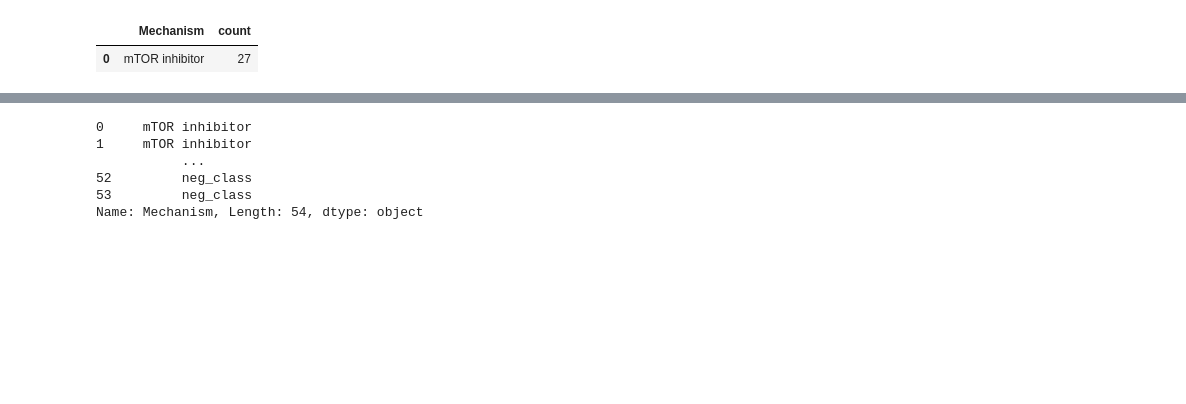
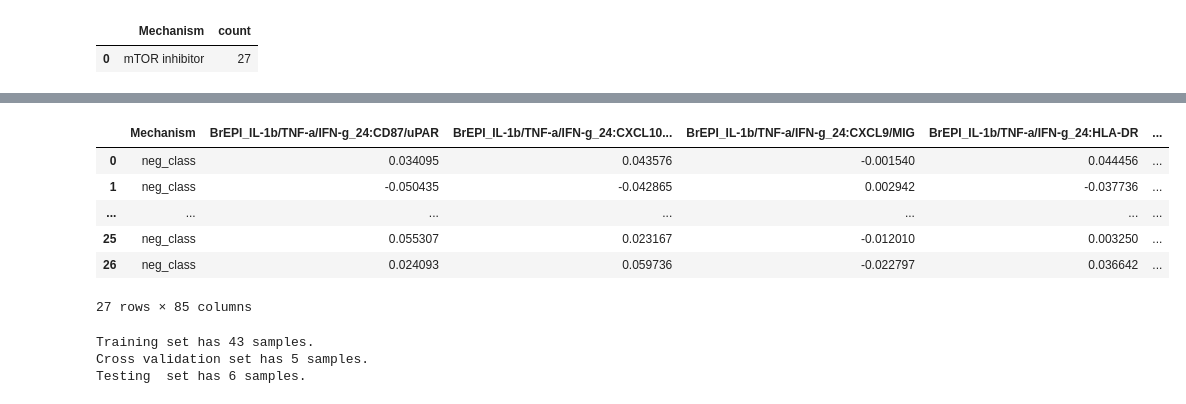
Before and after one commit to AntalBerenyi/SVM, a Jupyter notebook: Notebooks/Predict One Mechanism.ipynb, the cells around one changed output, grey strips where cells are left out. Drawn from its saved outputs; the diff is of its cells as text; code cells hidden in the pictures; blank space fills up the shorter version.

```diff
--- a/Notebooks/Predict One Mechanism.ipynb
+++ b/Notebooks/Predict One Mechanism.ipynb
@@ -35,7 +46,20 @@ pos_class = pqry('''select * from data where Mechanism = "mTOR inhibitor" ''' ).
 # %%
+# Generate negative class
 # Initialize the random profile genearator with sig env values and profile data file for S:M
-rpg = RandomProfileGenerator(envelope_file='SigEnvelopeFile.xml', data_file='SVMData.xlsx')
-
 envelope=RandomProfileGenerator.TRUSTED
 conf=RandomProfileGenerator._95
+np.random.seed(42) # ensure reprodicble results
+
+rpg = RandomProfileGenerator(envelope_file='SigEnvelopeFile.xml', data_file='SVMData.xlsx')
 neg_values = rpg.get_random_profiles(prof_num=len(pos_class), envelope=envelope,conf=conf, dist='rand')
+neg_mech = pd.DataFrame({'Mechanism': ['neg_class' for s in range(len(pos_class))]})
+neg_class = pd.concat([neg_mech, neg_values], axis=1)
+neg_class
+# %% [output]
+|  | Mechanism | BrEPI_IL-1b/TNF-a/IFN-g_24:CD87/uPAR | BrEPI_IL-1b/TNF-a/IFN-g_24:CXCL10... | BrEPI_IL-1b/TNF-a/IFN-g_24:CXCL9/MIG | BrEPI_IL-1b/TNF-a/IFN-g_24:HLA-DR | ... |
+| 0 | neg_class | 0.034095 | 0.043576 | -0.001540 | 0.044456 | ... |
+| 1 | neg_class | -0.050435 | -0.042865 | 0.002942 | -0.037736 | ... |
+| ... | ... | ... | ... | ... | ... | ... |
+| 25 | neg_class | 0.055307 | 0.023167 | -0.012010 | 0.003250 | ... |
+| 26 | neg_class | 0.024093 | 0.059736 | -0.022797 | 0.036642 | ... |
+27 rows × 85 columns
@@ -44,13 +65,0 @@ neg_mech = pd.DataFrame({'Mechanism': ['neg_class' for s in range(len(pos_class)
-# %%
-neg_class = pd.concat([neg_mech, neg_values], axis=1)
-all_class = pd.concat([pos_class, neg_class]).reset_index(drop=True)
-X = all_class.iloc[:,1:]
-Y = all_class.iloc[:,0]
-Y
-# %% [output]
-0     mTOR inhibitor
-1     mTOR inhibitor
-           ...
-52         neg_class
-53         neg_class
-Name: Mechanism, Length: 54, dtype: object
@@ -58,0 +72,22 @@ Name: Mechanism, Length: 54, dtype: object
+# %%
+# test train split
+X = all_class.iloc[:,1:]
+Y = all_class.iloc[:,0]
+from sklearn.model_selection import train_test_split
+
+features_train, features_test, labels_train, labels_test = train_test_split(X,
+                                                                            Y,
+                                                                            test_size = 0.1,
+                                                                            random_state = 0)
+
+features_train, features_cv, labels_train, labels_cv = train_test_split(features_train,
+                                                                            labels_train,
+                                                                            test_size = 0.1,
+                                                                            random_state = 0)
+print("Training set has {} samples.".format(features_train.shape[0]))
+print("Cross validation set has {} samples.".format(features_cv.shape[0]))
+print("Testing  set has {} samples.".format(features_test.shape[0]))
+# %% [output]
+Training set has 43 samples.
+Cross validation set has 5 samples.
+Testing  set has 6 samples.
```
Also changed, not shown: parts of 5 cells of this notebook, 1 other file.
